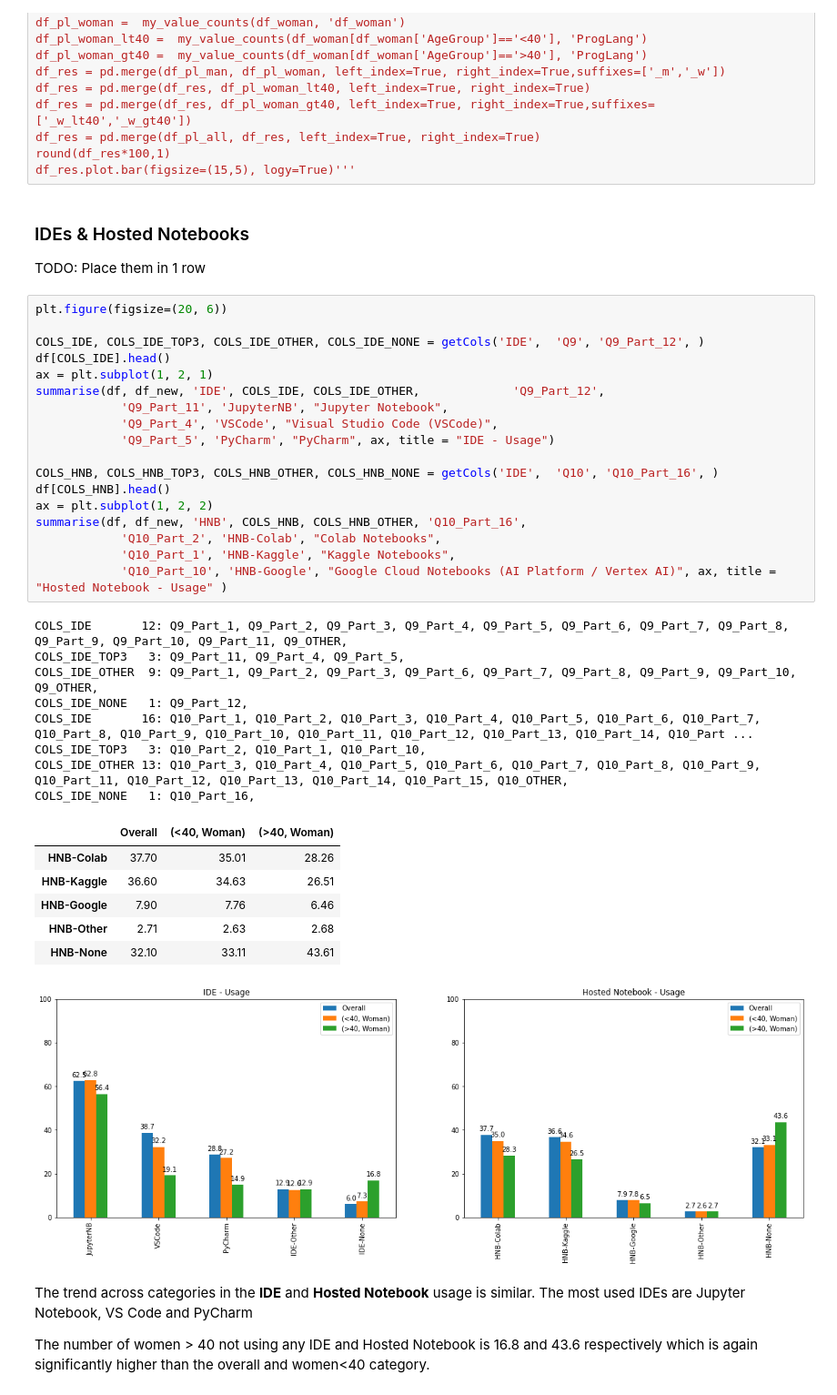
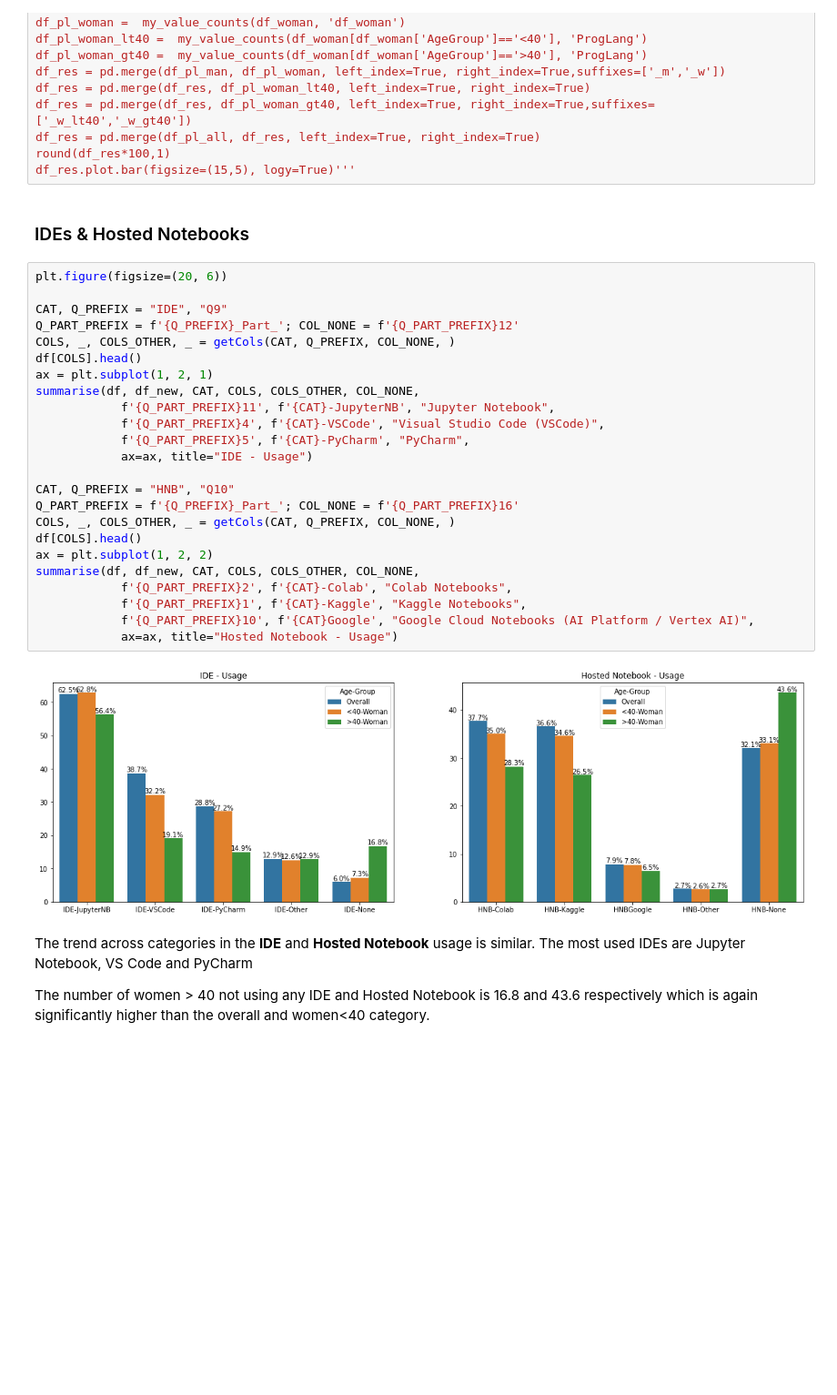
Before and after one commit to sreedevigattu/mldssurvey, a Jupyter notebook: mldssurvey.ipynb, the cells around one changed output. Shown at 91% size. Drawn from its saved outputs; the diff is of its cells as text; blank space fills up the shorter version.

```diff
--- a/mldssurvey.ipynb
+++ b/mldssurvey.ipynb
@@ -644,41 +652,32 @@ round(df_res*100,1)
 df_res.plot.bar(figsize=(15,5), logy=True)'''
 # %% [markdown]
 ### IDEs & Hosted Notebooks
-TODO: Place them in 1 row
 # %%
 plt.figure(figsize=(20, 6))
 
-COLS_IDE, COLS_IDE_TOP3, COLS_IDE_OTHER, COLS_IDE_NONE = getCols('IDE',  'Q9', 'Q9_Part_12', )
-df[COLS_IDE].head()
+CAT, Q_PREFIX = "IDE", "Q9"
+Q_PART_PREFIX = f'{Q_PREFIX}_Part_'; COL_NONE = f'{Q_PART_PREFIX}12'
+COLS, _, COLS_OTHER, _ = getCols(CAT, Q_PREFIX, COL_NONE, )
+df[COLS].head()
 ax = plt.subplot(1, 2, 1)
-summarise(df, df_new, 'IDE', COLS_IDE, COLS_IDE_OTHER,             'Q9_Part_12',
-            'Q9_Part_11', 'JupyterNB', "Jupyter Notebook",
-            'Q9_Part_4', 'VSCode', "Visual Studio Code (VSCode)",
-            'Q9_Part_5', 'PyCharm', "PyCharm", ax, title = "IDE - Usage")
+summarise(df, df_new, CAT, COLS, COLS_OTHER, COL_NONE,
+            f'{Q_PART_PREFIX}11', f'{CAT}-JupyterNB', "Jupyter Notebook",
+            f'{Q_PART_PREFIX}4', f'{CAT}-VSCode', "Visual Studio Code (VSCode)",
+            f'{Q_PART_PREFIX}5', f'{CAT}-PyCharm', "PyCharm",
+            ax=ax, title="IDE - Usage")
 
-COLS_HNB, COLS_HNB_TOP3, COLS_HNB_OTHER, COLS_HNB_NONE = getCols('IDE',  'Q10', 'Q10_Part_16', )
-df[COLS_HNB].head()
+CAT, Q_PREFIX = "HNB", "Q10"
+Q_PART_PREFIX = f'{Q_PREFIX}_Part_'; COL_NONE = f'{Q_PART_PREFIX}16'
+COLS, _, COLS_OTHER, _ = getCols(CAT, Q_PREFIX, COL_NONE, )
+df[COLS].head()
 ax = plt.subplot(1, 2, 2)
-summarise(df, df_new, 'HNB', COLS_HNB, COLS_HNB_OTHER, 'Q10_Part_16',
-            'Q10_Part_2', 'HNB-Colab', "Colab Notebooks",
-            'Q10_Part_1', 'HNB-Kaggle', "Kaggle Notebooks",
-            'Q10_Part_10', 'HNB-Google', "Google Cloud Notebooks (AI Platform / Vertex AI)", ax, title = "Hosted Notebook - Usage" )
+summarise(df, df_new, CAT, COLS, COLS_OTHER, COL_NONE,
+            f'{Q_PART_PREFIX}2', f'{CAT}-Colab', "Colab Notebooks",
+            f'{Q_PART_PREFIX}1', f'{CAT}-Kaggle', "Kaggle Notebooks",
+            f'{Q_PART_PREFIX}10', f'{CAT}Google', "Google Cloud Notebooks (AI Platform / Vertex AI)",
+            ax=ax, title="Hosted Notebook - Usage")
 # %% [output]
-COLS_IDE       12: Q9_Part_1, Q9_Part_2, Q9_Part_3, Q9_Part_4, Q9_Part_5, Q9_Part_6, Q9_Part_7, Q9_Part_8, Q9_Part_9, Q9_Part_10, Q9_Part_11, Q9_OTHER,
-COLS_IDE_TOP3   3: Q9_Part_11, Q9_Part_4, Q9_Part_5,
-COLS_IDE_OTHER  9: Q9_Part_1, Q9_Part_2, Q9_Part_3, Q9_Part_6, Q9_Part_7, Q9_Part_8, Q9_Part_9, Q9_Part_10, Q9_OTHER,
-COLS_IDE_NONE   1: Q9_Part_12,
-COLS_IDE       16: Q10_Part_1, Q10_Part_2, Q10_Part_3, Q10_Part_4, Q10_Part_5, Q10_Part_6, Q10_Part_7, Q10_Part_8, Q10_Part_9, Q10_Part_10, Q10_Part_11, Q10_Part_12, Q10_Part_13, Q10_Part_14, Q10_Part ...
-COLS_IDE_TOP3   3: Q10_Part_2, Q10_Part_1, Q10_Part_10,
-COLS_IDE_OTHER 13: Q10_Part_3, Q10_Part_4, Q10_Part_5, Q10_Part_6, Q10_Part_7, Q10_Part_8, Q10_Part_9, Q10_Part_11, Q10_Part_12, Q10_Part_13, Q10_Part_14, Q10_Part_15, Q10_OTHER,
-COLS_IDE_NONE   1: Q10_Part_16,
-|  | Overall | (<40, Woman) | (>40, Woman) |
-| HNB-Colab | 37.70 | 35.01 | 28.26 |
-| HNB-Kaggle | 36.60 | 34.63 | 26.51 |
-| HNB-Google | 7.90 | 7.76 | 6.46 |
-| HNB-Other | 2.71 | 2.63 | 2.68 |
-| HNB-None | 32.10 | 33.11 | 43.61 |
-[figure, old version]
+[figure, new version]
 # %% [markdown]
 The trend across categories in the **IDE** and **Hosted Notebook** usage is similar. The most used IDEs are Jupyter Notebook, VS Code and PyCharm
 
```
Also changed, not shown: parts of 12 cells of this notebook.
